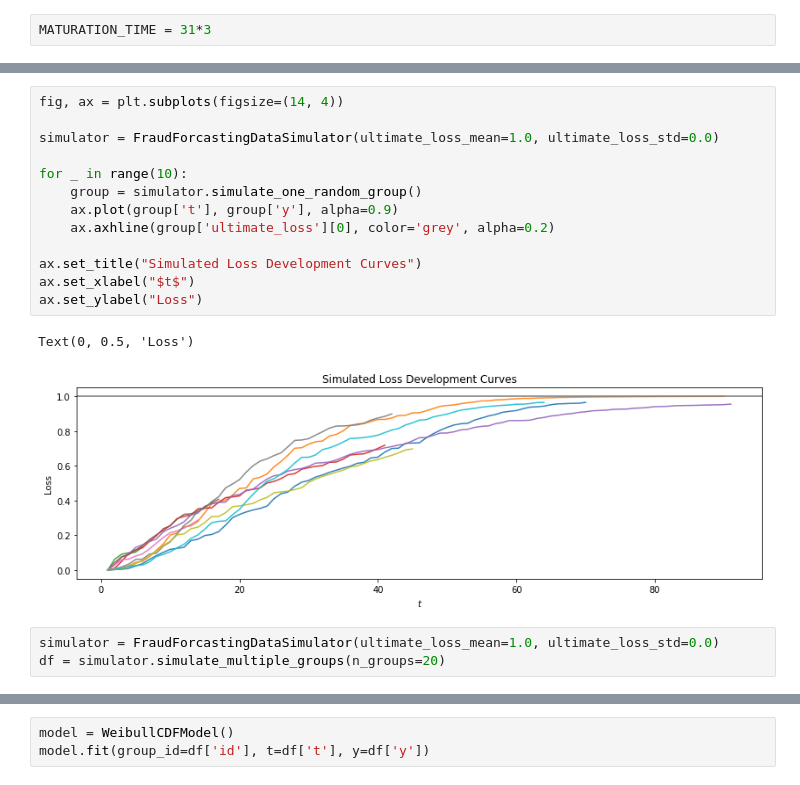
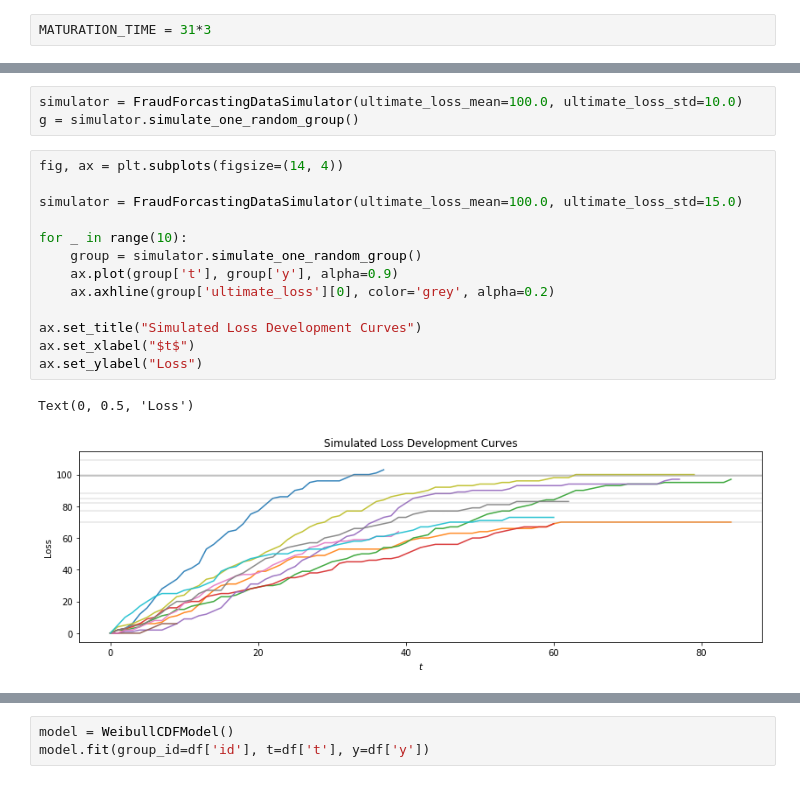
Before and after one commit to madrury/loss-forecasting, a Jupyter notebook: simulation-testing.ipynb, the cells around one changed output, grey strips where cells are left out. Drawn from its saved outputs; the diff is of its cells as text.

```diff
--- a/simulation-testing.ipynb
+++ b/simulation-testing.ipynb
@@ -106,19 +18,19 @@ class FraudForcastingDataSimulator:
+# %%
+simulator = FraudForcastingDataSimulator(ultimate_loss_mean=100.0, ultimate_loss_std=10.0)
+g = simulator.simulate_one_random_group()
 # %%
 fig, ax = plt.subplots(figsize=(14, 4))
 
-simulator = FraudForcastingDataSimulator(ultimate_loss_mean=1.0, ultimate_loss_std=0.0)
+simulator = FraudForcastingDataSimulator(ultimate_loss_mean=100.0, ultimate_loss_std=15.0)
 
 for _ in range(10):
     group = simulator.simulate_one_random_group()
     ax.plot(group['t'], group['y'], alpha=0.9)
     ax.axhline(group['ultimate_loss'][0], color='grey', alpha=0.2)
 
 ax.set_title("Simulated Loss Development Curves")
 ax.set_xlabel("$t$")
 ax.set_ylabel("Loss")
 # %% [output]
 Text(0, 0.5, 'Loss')
-[figure, old version]
+[figure, new version]
-# %%
-simulator = FraudForcastingDataSimulator(ultimate_loss_mean=1.0, ultimate_loss_std=0.0)
-df = simulator.simulate_multiple_groups(n_groups=20)
```
Also changed, not shown: parts of 14 cells of this notebook, 3 other files.
